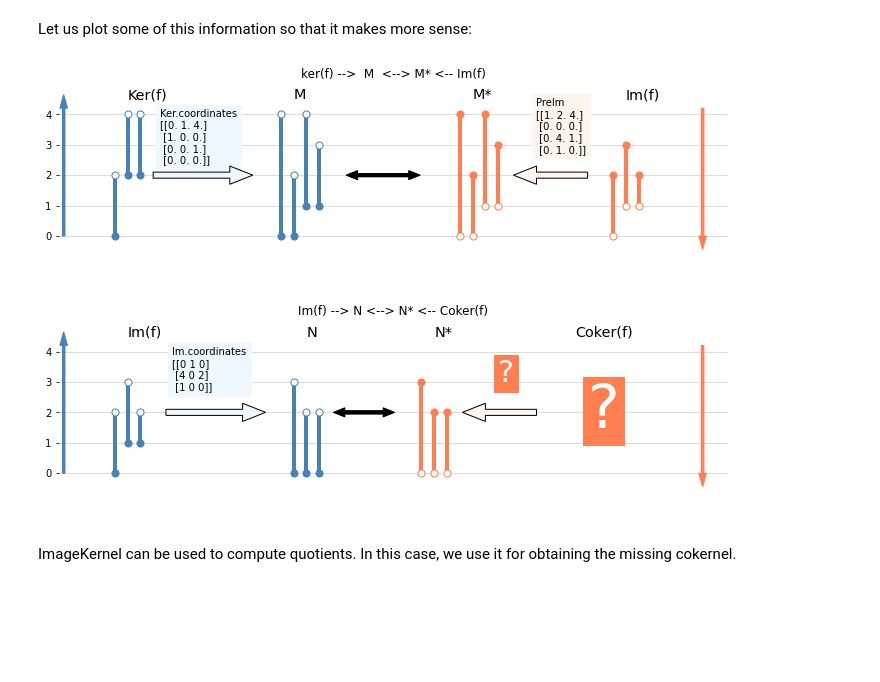
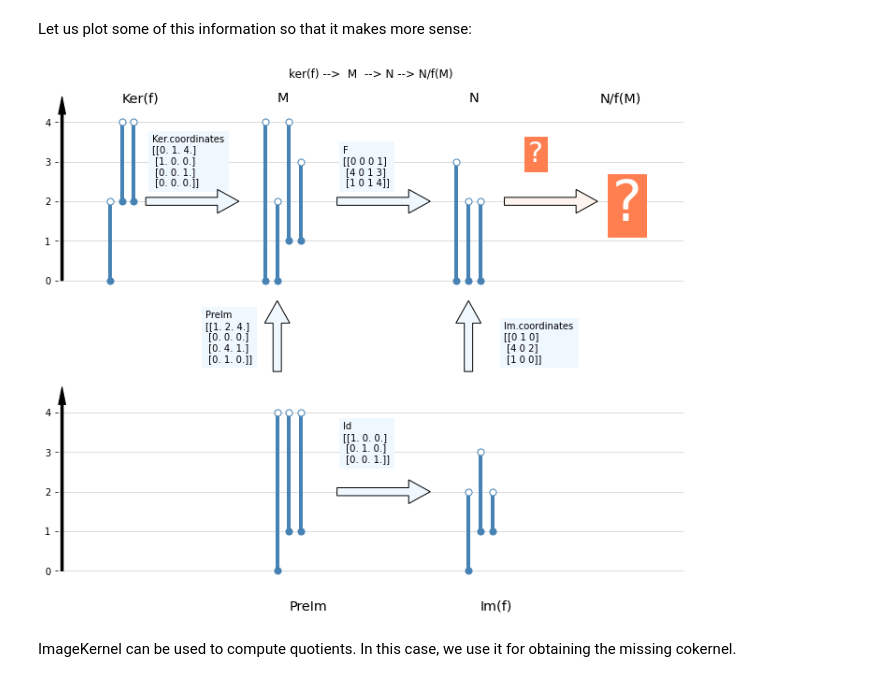
Before and after one commit to atorras1618/PerMaViss, a Jupyter notebook: examples/PerMaViss intro.ipynb, the cells around one changed output. Cells and saved outputs as stored; diff of their text form; code cells hidden in the pictures; blank space fills up the shorter version.

Commit message:
PerMaViss intro notebook: finished image_kernel content

```diff
--- a/examples/PerMaViss intro.ipynb
+++ b/examples/PerMaViss intro.ipynb
@@ -376,83 +376,84 @@ def plot_dual_barcodes(barcode, x_pos, ax, color):
         x_pos+=0.5
     return x_pos
 
-fig = plt.figure(figsize=(12,8))
+fig = plt.figure(figsize=(12,10))
 
-ax0 = fig.add_subplot(2,1,1)
-ax1 = fig.add_subplot(2,1,2)
+gs = fig.add_gridspec(nrows=3, ncols=1, height_ratios=[3,1,3], hspace=0)
 
-# plot sequence ker(f) -->  M  <--> M* <-- Im(f) ##############################################################
+ax0 = fig.add_subplot(gs[0,0])
+axm = fig.add_subplot(gs[1,0])
+ax1 = fig.add_subplot(gs[2,0])
+
+# plot sequence ker(f) -->  M  --> N --> N/f(M) ##############################################################
 ax0.set(frame_on=False)
-ax0.set_title("ker(f) -->  M  <--> M* <-- Im(f)")
+ax0.set_title("ker(f) -->  M  --> N --> N/f(M)")
 ax0.grid(c='lightgray')
-ax0.arrow(0, 0, 0, 4.2, width=0.1, color='steelblue', zorder=2.5)
-ax0.arrow(25, 4.2, 0, -4.2, width=0.1, color='coral', zorder=2.5)
+ax0.arrow(0, 0, 0, 4.2, width=0.1, color='black', zorder=2.5)
 ax0.set_xticks([])
 ax0.set_yticks(range(5))
 ax0.set_xlim([-0.2,26])
-ax0.set_ylim([-1.5,5])
+ax0.set_ylim([-0.5,5])
 # plot ker(f)
 x_pos = 2
 ax0.text(x_pos+0.5, 4.5, "Ker(f)", fontsize='x-large')
 x_pos = plot_barcodes(Ker.barcode, x_pos, ax0, 'steelblue')
 ax0.arrow(x_pos, 2, 3, 0, width=0.2, zorder=2.5, facecolor='aliceblue')
 ax0.text(x_pos+0.25, 2.4, "Ker.coordinates\n" + str(Ker.coordinates), backgroundcolor='aliceblue', zorder=2)
 # plot M
 x_pos+=5
 ax0.text(x_pos+0.5, 4.5, "M", fontsize='x-large')
 x_pos = plot_barcodes(base_M.barcode, x_pos, ax0, 'steelblue')
 x_pos+=1
-ax0.arrow(x_pos, 2, 2, 0, width=0.1, zorder=2.5, color='black')
-ax0.arrow(x_pos+2, 2, -2, 0, width=0.1, zorder=2.5, color='black')
-# plot M*
+ax0.text(x_pos+0.25, 2.4, "F\n" + str(F), backgroundcolor='aliceblue', zorder=2)
+ax0.arrow(x_pos, 2, 3, 0, width=0.2, zorder=2.5, facecolor='aliceblue')
+# plot N
+x_pos+=5
+ax0.text(x_pos+0.5, 4.5, "N", fontsize='x-large')
+x_pos = plot_barcodes(base_N.barcode, x_pos, ax0, 'steelblue')
+ax0.arrow(x_pos+0.5, 2, 3, 0, width=0.2, zorder=2.5, facecolor='seashell')
+ax0.text(x_pos+1.5, 3, "?", fontsize=30, backgroundcolor='coral', color='white')
+# plot N/f(M)
 x_pos+=4
-ax0.text(x_pos+0.5, 4.5, "M*", fontsize='x-large')
-x_pos = plot_dual_barcodes(base_M.barcode, x_pos, ax0, 'coral')
-ax0.arrow(x_pos+3, 2, -2, 0, width=0.2, zorder=2.5, facecolor='seashell')
-ax0.text(x_pos+1, 2.75, "PreIm\n" + str(PreIm), backgroundcolor='seashell', zorder=2.5)
-# plot Im(f)
-x_pos+=4
-ax0.text(x_pos+0.5, 4.5, "Im(f)", fontsize='x-large')
-x_pos = plot_dual_barcodes(Im.barcode, x_pos, ax0, 'coral')
+ax0.text(x_pos+0.5, 4.5, "N/f(M)", fontsize='x-large')
+ax0.text(x_pos+1, 1.5, "?", fontsize=60, backgroundcolor='coral', color='white')
+
+# plot middle
+axm.set(frame_on=False)
+axm.set_xticks([])
+axm.set_yticks([])
+axm.set_xlim([-0.2,26])
+axm.set_ylim([-0.1, 5])
+x_pos=9
+axm.text(x_pos-3, 0.7, "PreIm\n" + str(PreIm), backgroundcolor='aliceblue')
+axm.arrow(x_pos, 0, 0, 3.4, width=0.35, zorder=3, facecolor='aliceblue')
+x_pos+=8
+axm.text(x_pos+1.5, 0.7, "Im.coordinates\n" + str(Im.coordinates), backgroundcolor='aliceblue')
+axm.arrow(x_pos, 0, 0, 3.4, width=0.35, zorder=3, facecolor='aliceblue')
 
 # plot sequence Im(f) --> N <--> N* <-- Coker(f) #####################################################
 ax1.set(frame_on=False)
-ax1.set_title("Im(f) --> N <--> N* <-- Coker(f)")
 ax1.grid(c='lightgray')
-ax1.arrow(0, 0, 0, 4.2, width=0.1, color='steelblue', zorder=2.5)
-ax1.arrow(25, 4.2, 0, -4.2, width=0.1, color='coral', zorder=2.5)
+ax1.arrow(0, 0, 0, 4.2, width=0.1, color='black', zorder=2.5)
 ax1.set_xticks([])
 ax1.set_yticks(range(5))
 ax1.set_xlim([-0.2,26])
-ax1.set_ylim([-1.5,5])
+ax1.set_ylim([-0.5,5])
 # plot Im(f)
-x_pos = 2
-ax1.text(x_pos+0.5, 4.5, "Im(f)", fontsize='x-large')
+x_pos=9
+preim_barcode = np.array([[0,4],[1,4],[1,4]])
+ax1.text(x_pos+0.5, -1, "PreIm", fontsize='x-large')
+x_pos = plot_barcodes(preim_barcode, x_pos, ax1, 'steelblue')
+x_pos+=1
+ax1.arrow(x_pos, 2, 3, 0, width=0.2, zorder=2.5, facecolor='aliceblue')
+ax1.text(x_pos+0.25, 2.75, "Id\n" + str(np.identity(3)), backgroundcolor='aliceblue', zorder=2.5)
+# plot N
+x_pos+=5.5
+ax1.text(x_pos+0.5, -1, "Im(f)", fontsize='x-large')
 x_pos = plot_barcodes(Im.barcode, x_pos, ax1, 'steelblue')
-x_pos+=0.5
-ax1.arrow(x_pos, 2, 3, 0, width=0.2, zorder=2.5, facecolor='aliceblue')
-ax1.text(x_pos+0.25, 2.75, "Im.coordinates\n" + str(Im.coordinates), backgroundcolor='aliceblue', zorder=2.5)
-# plot N
-x_pos+=5
-ax1.text(x_pos+0.5, 4.5, "N", fontsize='x-large')
-x_pos = plot_barcodes(base_N.barcode, x_pos, ax1, 'steelblue')
-x_pos += 0.5
-ax1.arrow(x_pos, 2, 1.5, 0, width=0.1, zorder=2.5, color='black')
-ax1.arrow(x_pos+1.5, 2, -1.5, 0, width=0.1, zorder=2.5, color='black')
-# plot N*
-x_pos+=3
-ax1.text(x_pos+0.5, 4.5, "N*", fontsize='x-large')
-x_pos = plot_dual_barcodes(base_N.barcode, x_pos, ax1, 'coral')
-ax1.arrow(x_pos+3, 2, -2, 0, width=0.2, zorder=2.5, facecolor='seashell')
-ax1.text(x_pos+1.5, 3, "?", fontsize=30, backgroundcolor='coral', color='white')
-# plot Im(f)
-x_pos+=4
-ax1.text(x_pos+0.5, 4.5, "Coker(f)", fontsize='x-large')
-ax1.text(x_pos+1, 1.5, "?", fontsize=60, backgroundcolor='coral', color='white')
 
-plt.show()
+plt.savefig("figures/image_kernel_info.png", pad_inches=0.05, bbox_inches=None)
 # %% [output]
-[figure, old version]
+[figure, new version]
 # %% [markdown]
 ImageKernel can be used to compute quotients. In this case, we use it for obtaining the missing cokernel.
 # %%
```
Also changed, not shown: parts of 1 cell of this notebook, 1 other file.
